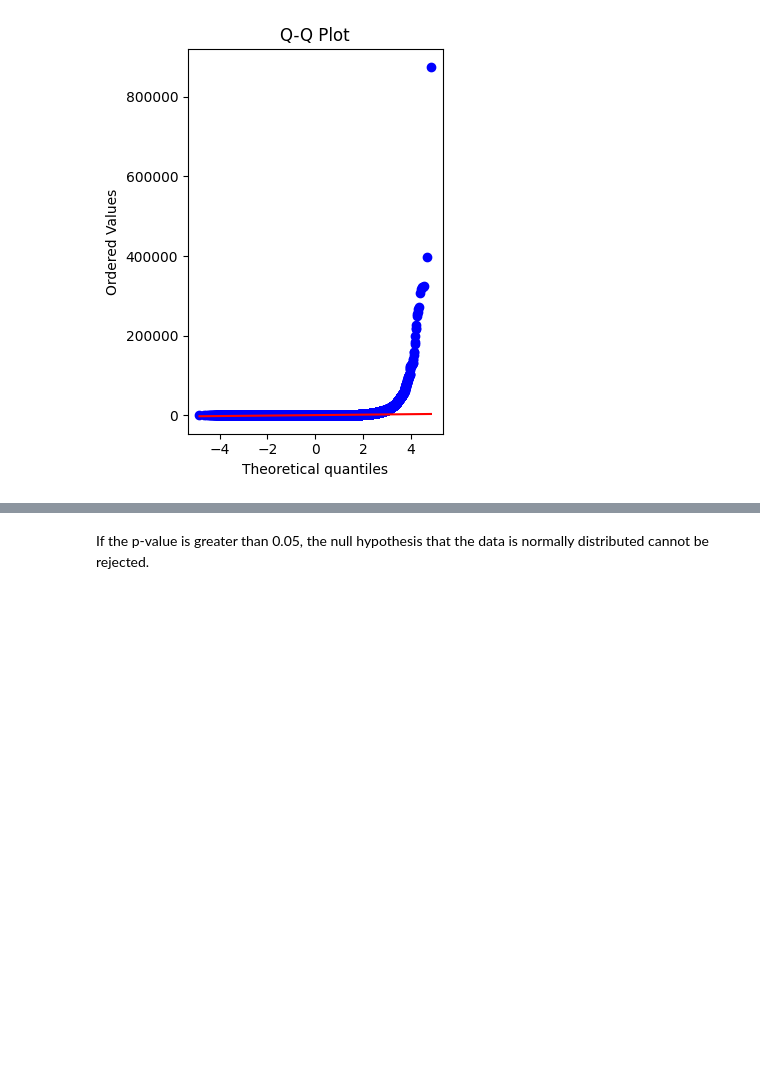
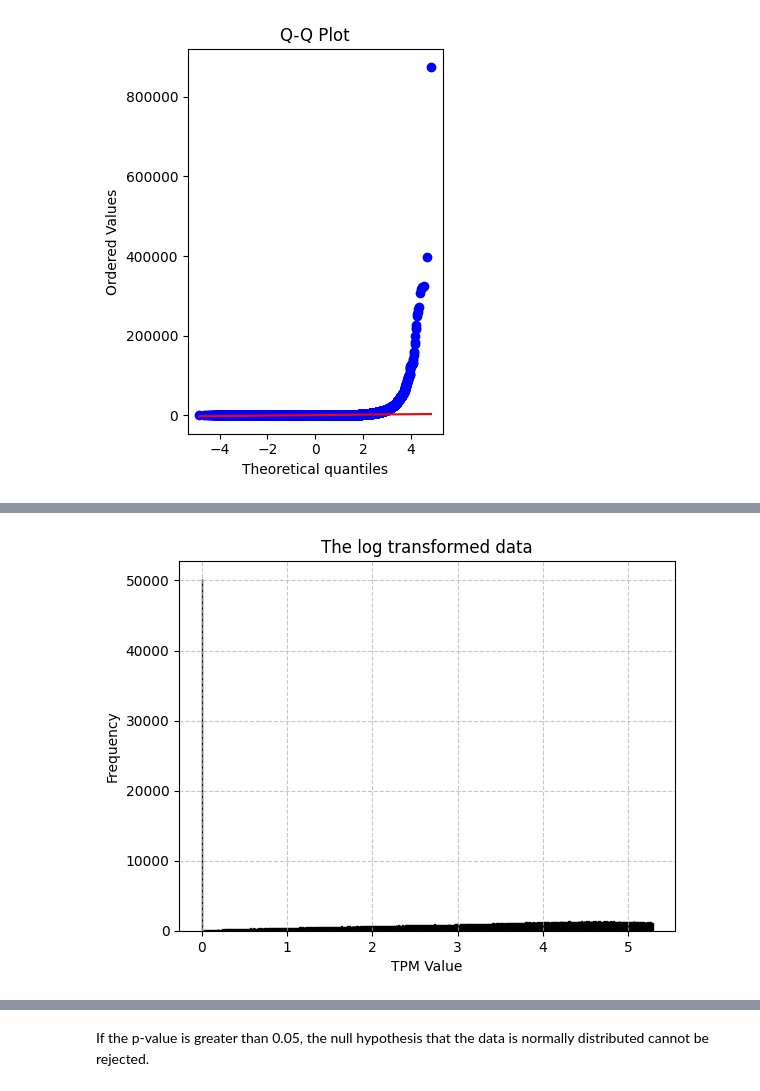
Before and after one commit to memetc/ML4RG_Group1, a Jupyter notebook: data_preparation.ipynb, the cells around one changed output, grey strips where cells are left out. Drawn from its saved outputs; the diff is of its cells as text; code cells hidden in the pictures; blank space fills up the shorter version.

```diff
--- a/data_preparation.ipynb
+++ b/data_preparation.ipynb
@@ -243,0 +300,9 @@ plt.show()
+# %%
+percent = 75
+title = 'The log transformed data'
+log_transformed_y = np.log1p(mean_df['mean_tpm'].to_numpy())
+percentile = np.percentile(log_transformed_y, percent)
+y = np.log1p(mean_df[log_transformed_y < percentile]['mean_tpm'].to_numpy())
+plot_histogram(y, title)
+# %% [output]
+[figure, added]
```
Also changed, not shown: parts of 7 cells of this notebook.
